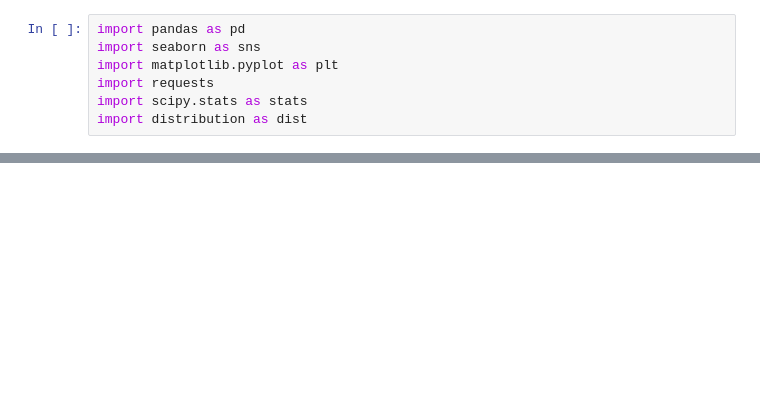
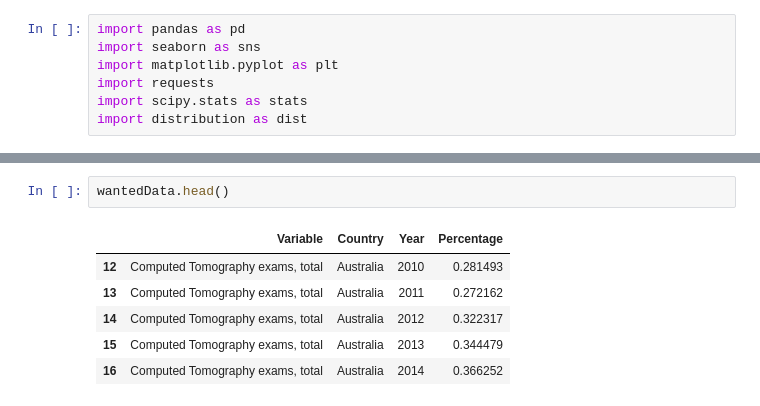
Before and after one commit to mko02/BeastCancer, a Jupyter notebook: diagnosticExamsAnalysis.ipynb, the cells around one changed output, grey strips where cells are left out. Drawn from its saved outputs; the diff is of its cells as text; blank space fills up the shorter version.

```diff
--- a/diagnosticExamsAnalysis.ipynb
+++ b/diagnosticExamsAnalysis.ipynb
@@ -55,0 +67,9 @@ See the caveats in the documentation: https://pandas.pydata.org/pandas-docs/stab
+# %%
+wantedData.head()
+# %% [output]
+|  | Variable | Country | Year | Percentage |
+| 12 | Computed Tomography exams, total | Australia | 2010 | 0.281493 |
+| 13 | Computed Tomography exams, total | Australia | 2011 | 0.272162 |
+| 14 | Computed Tomography exams, total | Australia | 2012 | 0.322317 |
+| 15 | Computed Tomography exams, total | Australia | 2013 | 0.344479 |
+| 16 | Computed Tomography exams, total | Australia | 2014 | 0.366252 |
```
Also changed, not shown: parts of 5 cells of this notebook.
